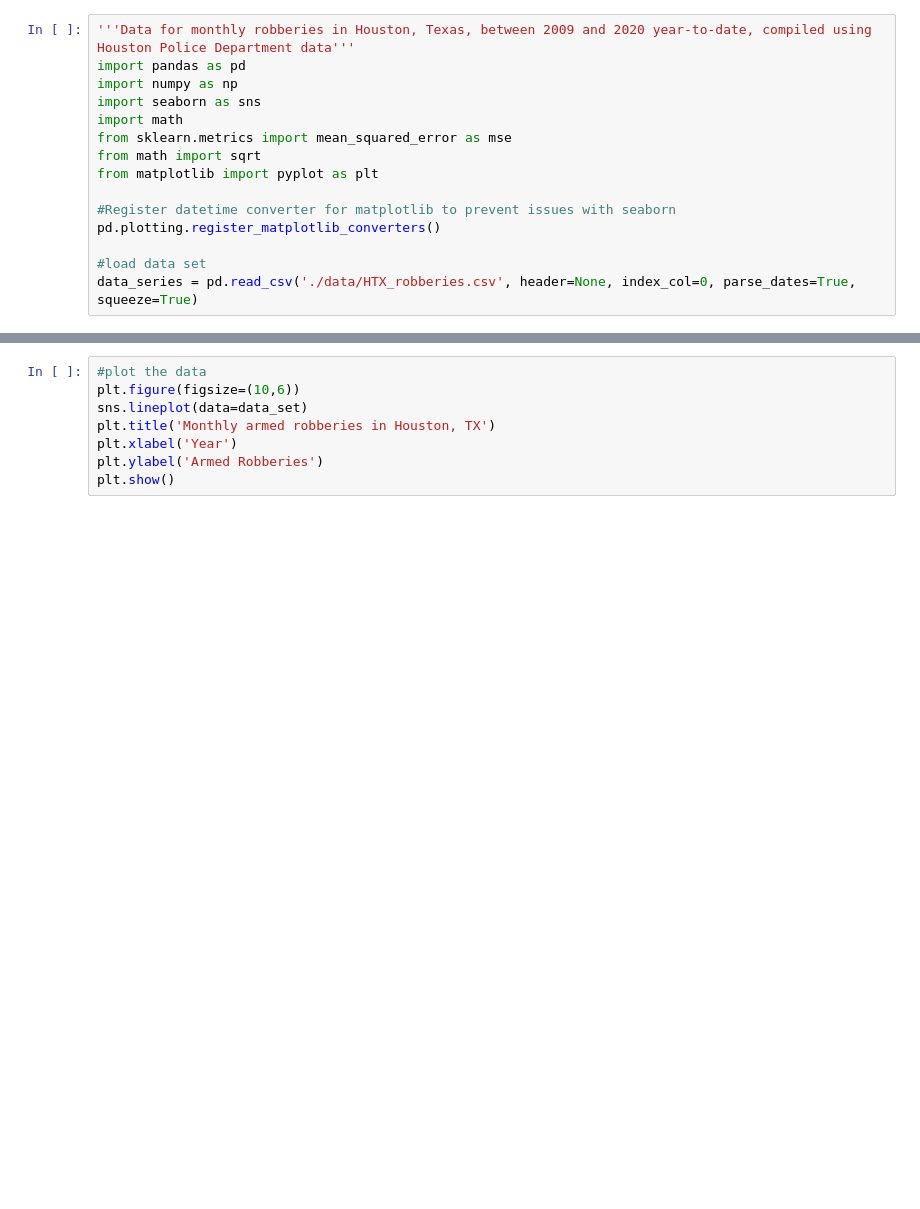
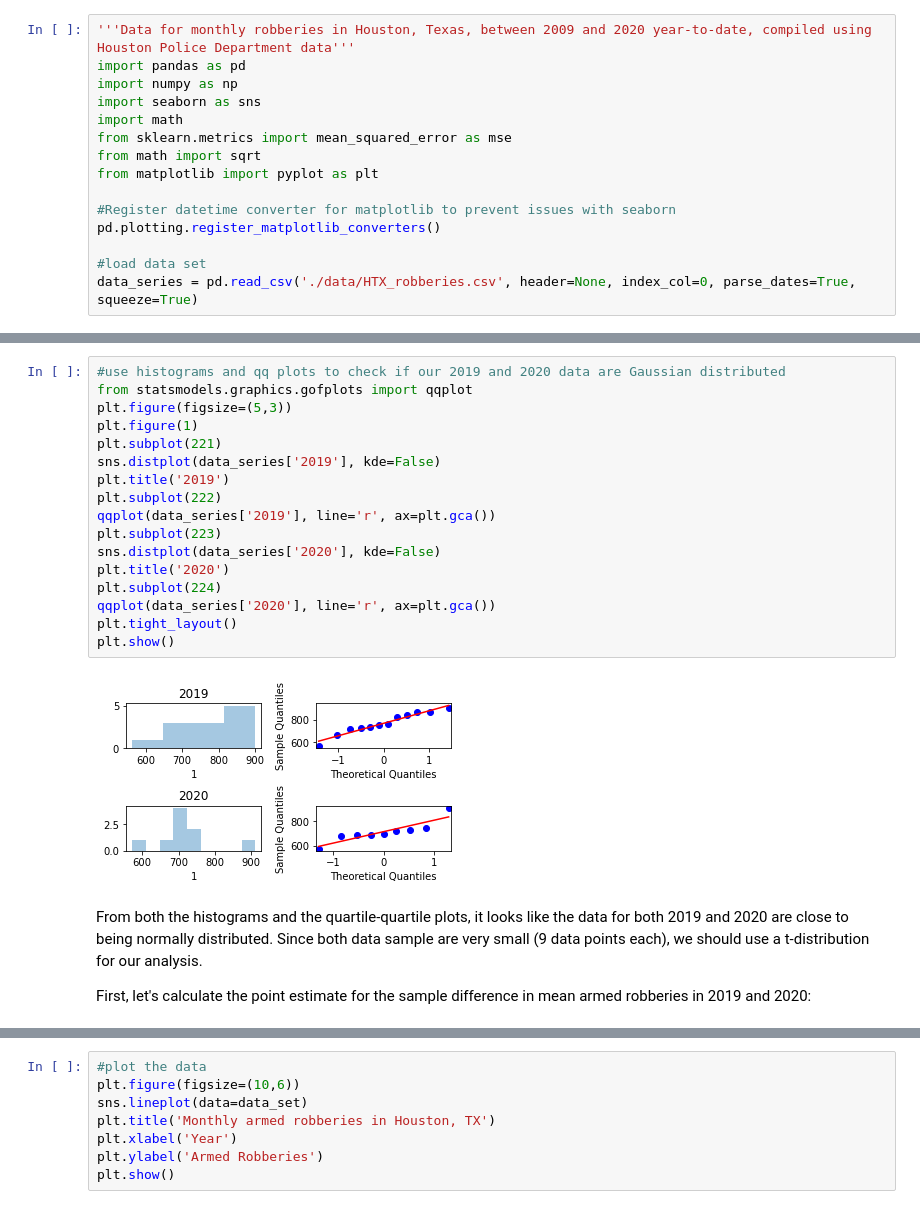
Before and after one commit to grantrzchan/HTX_Armed_Robberies, a Jupyter notebook: HTX_Robberies_ARIMA.ipynb, the cells around one changed output, grey strips where cells are left out. Drawn from its saved outputs; the diff is of its cells as text; blank space fills up the shorter version.

Commit message:
added statistical analysis in intro

```diff
--- a/HTX_Robberies_ARIMA.ipynb
+++ b/HTX_Robberies_ARIMA.ipynb
@@ -17,0 +34,23 @@ data_series = pd.read_csv('./data/HTX_robberies.csv', header=None, index_col=0,
+# %%
+#use histograms and qq plots to check if our 2019 and 2020 data are Gaussian distributed
+from statsmodels.graphics.gofplots import qqplot
+plt.figure(figsize=(5,3))
+plt.figure(1)
+plt.subplot(221)
+sns.distplot(data_series['2019'], kde=False)
+plt.title('2019')
+plt.subplot(222)
+qqplot(data_series['2019'], line='r', ax=plt.gca())
+plt.subplot(223)
+sns.distplot(data_series['2020'], kde=False)
+plt.title('2020')
+plt.subplot(224)
+qqplot(data_series['2020'], line='r', ax=plt.gca())
+plt.tight_layout()
+plt.show()
+# %% [output]
+[figure, added]
+# %% [markdown]
+From both the histograms and the quartile-quartile plots, it looks like the data for both 2019 and 2020 are close to being normally distributed. Since both data sample are very small (9 data points each), we should use a t-distribution for our analysis.
+
+First, let's calculate the point estimate for the sample difference in mean armed robberies in 2019 and 2020:
```
Also changed, not shown: parts of 14 cells of this notebook, 1 other file.
